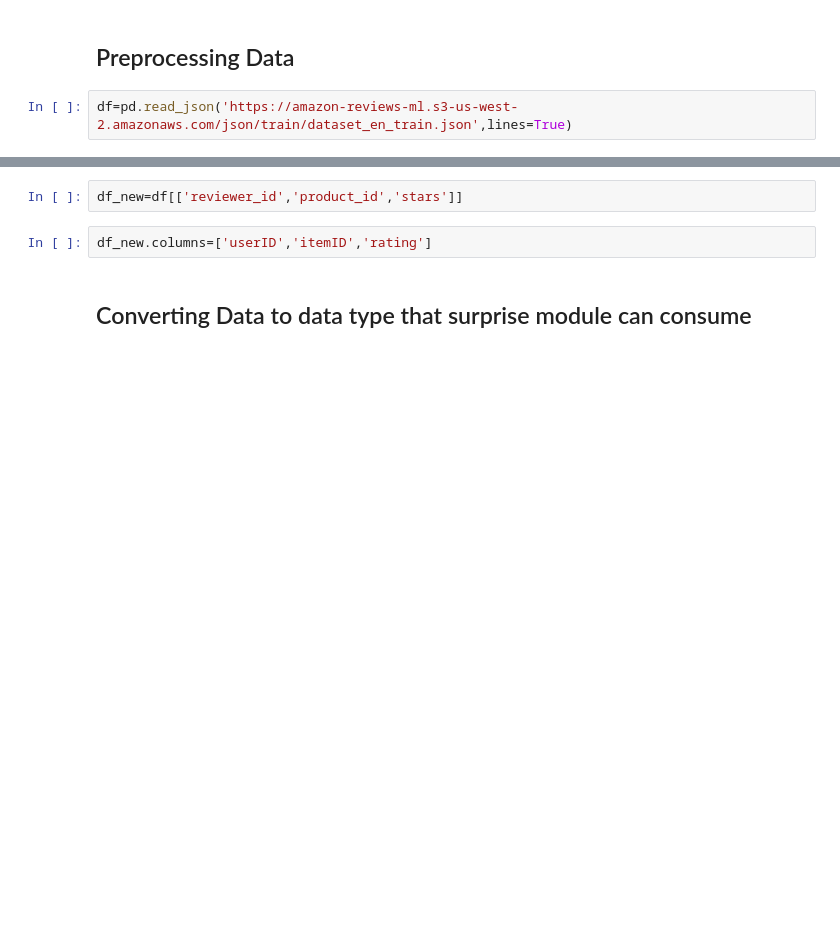
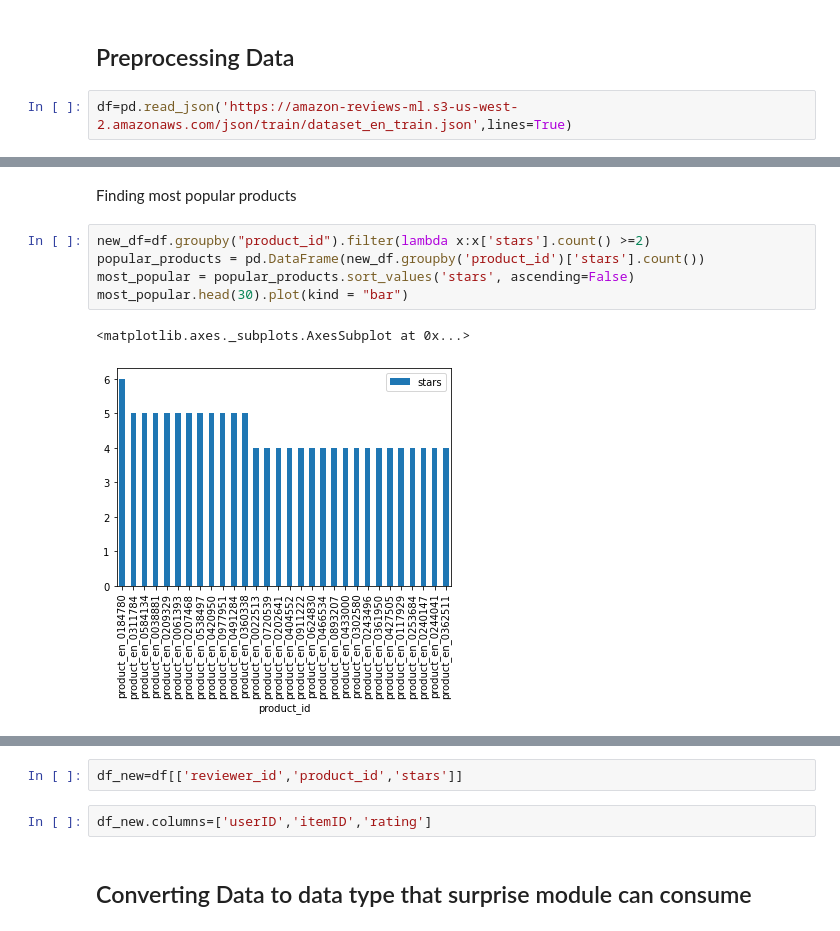
Before and after one commit to ddesai-sjsu/Machine-Learning, a Jupyter notebook: Recommendation.ipynb, the cells around one changed output, grey strips where cells are left out. Saved outputs shown, nothing was run; the diff lists cells and outputs as text; blank space fills up the shorter version.

```diff
--- a/Recommendation.ipynb
+++ b/Recommendation.ipynb
@@ -31,3 +86,13 @@ df=pd.read_json('https://amazon-reviews-ml.s3-us-west-2.amazonaws.com/json/train
+# %% [markdown]
+Finding most popular products
+# %%
+new_df=df.groupby("product_id").filter(lambda x:x['stars'].count() >=2)
+popular_products = pd.DataFrame(new_df.groupby('product_id')['stars'].count())
+most_popular = popular_products.sort_values('stars', ascending=False)
+most_popular.head(30).plot(kind = "bar")
+# %% [output]
+<matplotlib.axes._subplots.AxesSubplot at 0x...>
+[figure, added]
 # %%
 df=df.sample(frac=0.05)
 df
```
Also changed, not shown: parts of 32 cells of this notebook.
